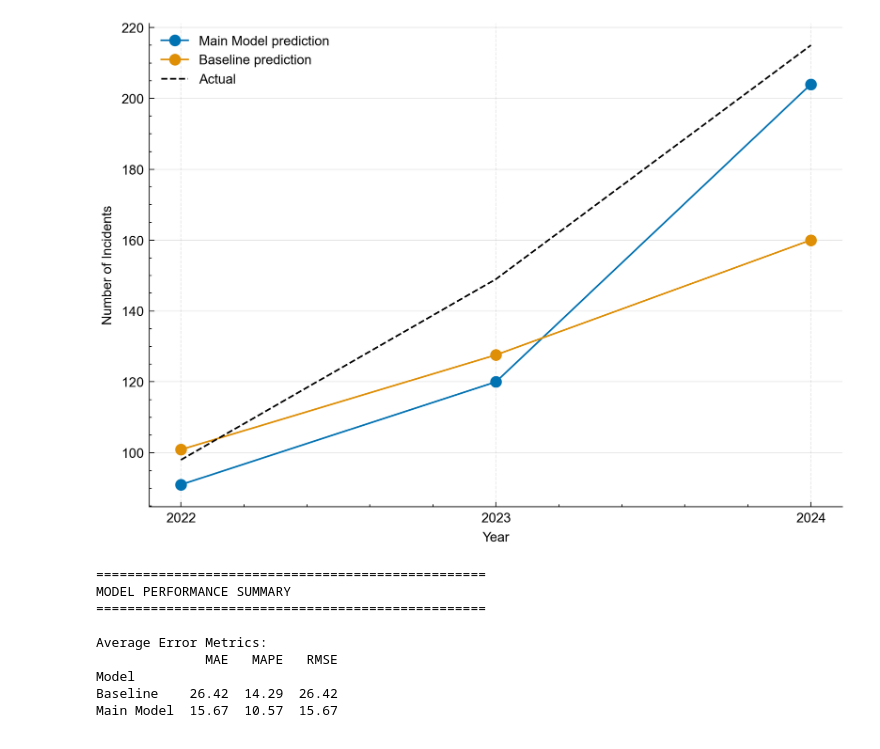
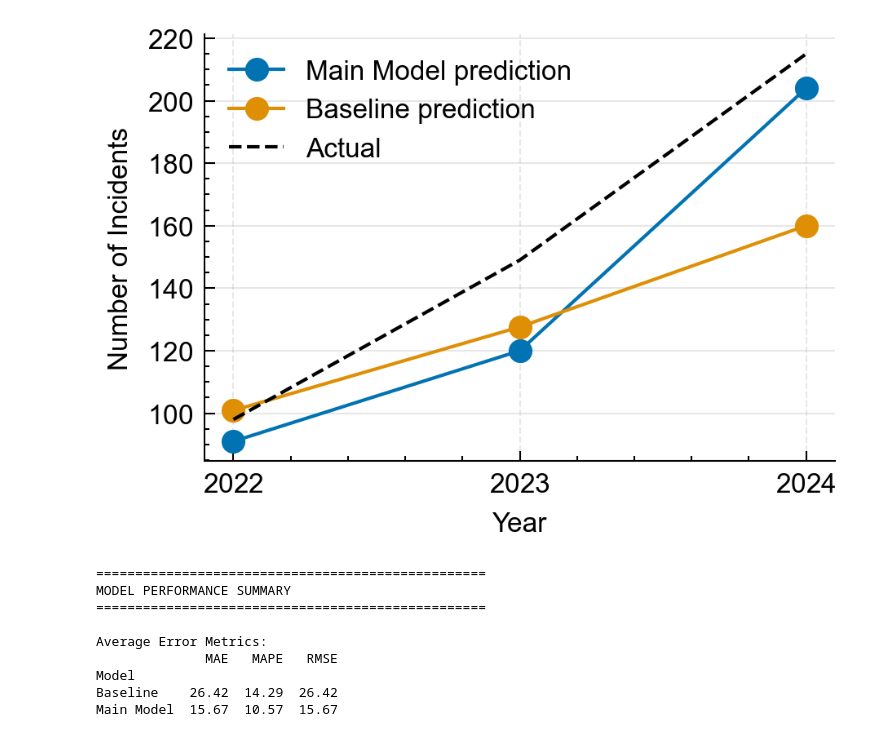
Before and after one commit to cluebbers/ai-incident-forecasting, a Jupyter notebook: src/model_evaluation.ipynb, the cells around one changed output. Saved outputs shown, nothing was run; the diff lists cells and outputs as text; code cells hidden in the pictures.

```diff
--- a/src/model_evaluation.ipynb
+++ b/src/model_evaluation.ipynb
@@ -136,33 +136,33 @@ w_year: [  2.718   7.389  20.086  54.598 148.413 403.429]
 share weight quantiles: [0.05123976 0.05123976 0.13835408 0.35867829 4.15261854 7.82181582]
 # %%
 # Visualization
-plt.figure(constrained_layout=True)
+plt.figure(constrained_layout=True, figsize=(3.06, 2.16))
 for model in ["Main Model", "Baseline"]:
     mask = results_df["Model"] == model
     plt.plot(
         results_df[mask]["Year"],
         results_df[mask]["Predicted"],
         "o-",
         label=f"{model} prediction",
     )
 plt.plot(
     results_df["Year"].unique(),
     results_df[results_df["Model"] == "Main Model"]["Actual"],
     "k--",
     label="Actual",
 )
 plt.xticks(test_years)  # Set xticks to only show test years
 plt.tick_params(axis="x", which="both", bottom=True, top=False)
 plt.grid(axis="x", alpha=0.5, linestyle="--")
 plt.legend()
 plt.ylabel("Number of Incidents")
 plt.xlabel("Year")
 plt.grid(True, alpha=0.3)
 
 output_path = os.path.join("../output/calibration.pdf")
 plt.savefig(output_path, dpi=300)
 # %% [output]
-[figure, old version]
+[figure, new version]
 # %%
 # Performance summary
 print("\n" + "=" * 50)
```
Also changed, not shown: 4 other files.
